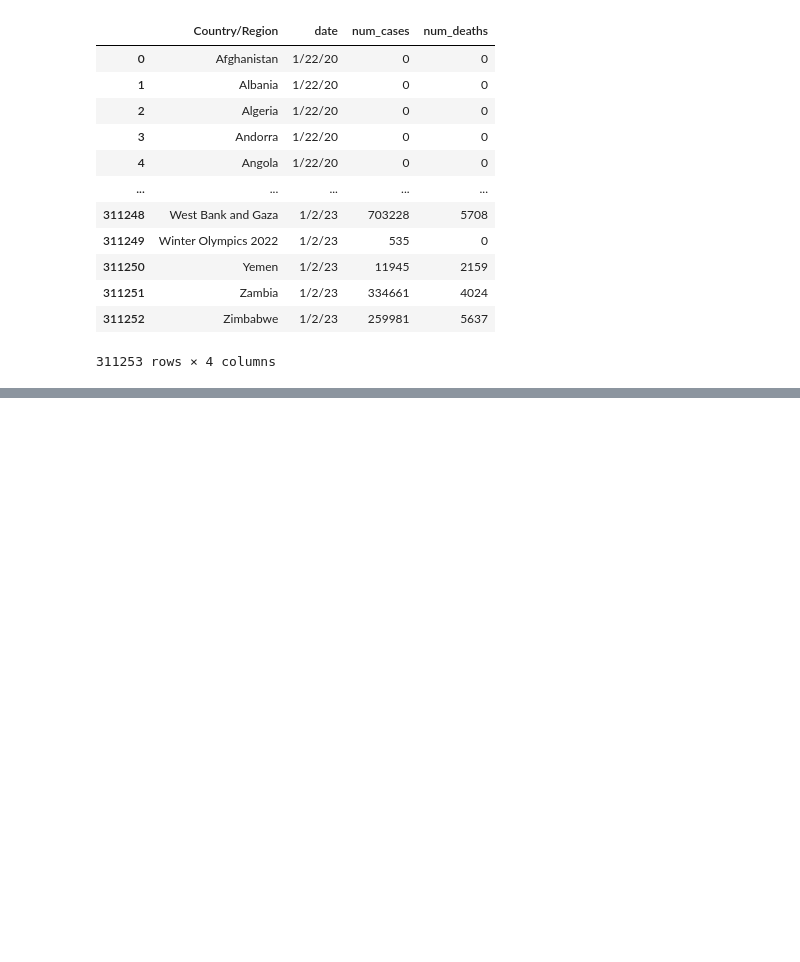
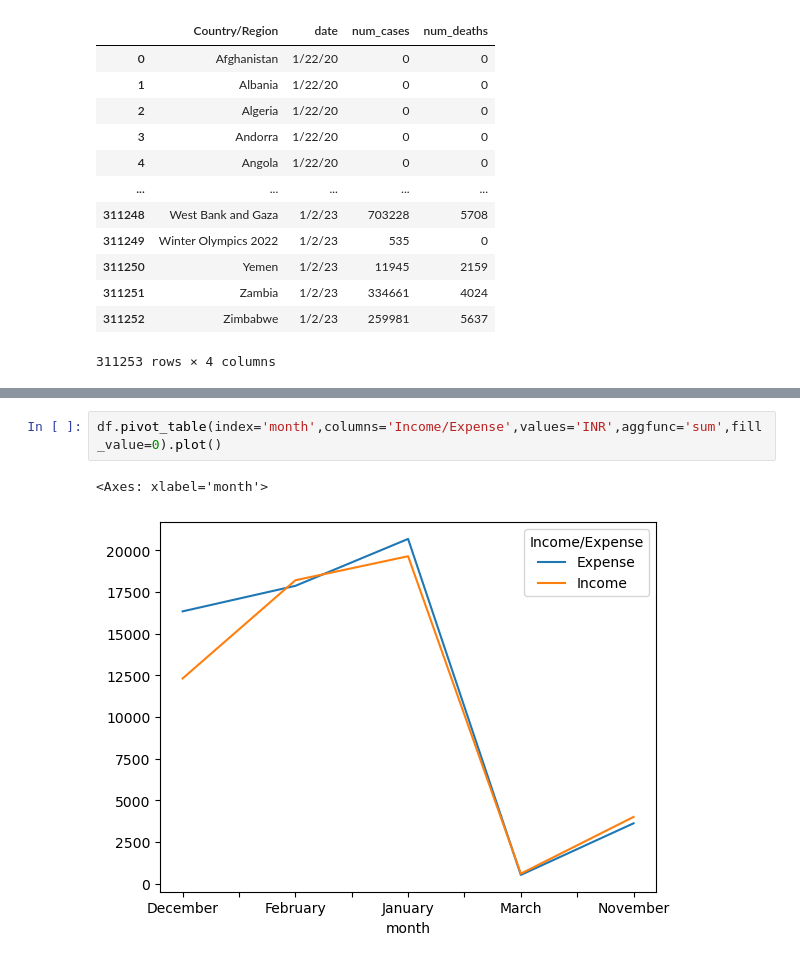
Before and after one commit to ProgramerSalar/Pandas, a Jupyter notebook: Notebook/multiIndex_object.ipynb, the cells around one changed output, grey strips where cells are left out. Saved outputs shown, nothing was run; the diff lists cells and outputs as text; blank space fills up the shorter version.

```diff
--- a/Notebook/multiIndex_object.ipynb
+++ b/Notebook/multiIndex_object.ipynb
@@ -484,0 +655,5 @@ confirm.merge(death,on=['Province/State','Country/Region','Lat','Long','date'])[
+# %%
+df.pivot_table(index='month',columns='Income/Expense',values='INR',aggfunc='sum',fill_value=0).plot()
+# %% [output]
+<Axes: xlabel='month'>
+[figure, added]
```
Also changed, not shown: parts of 19 cells of this notebook, 2 other files.
